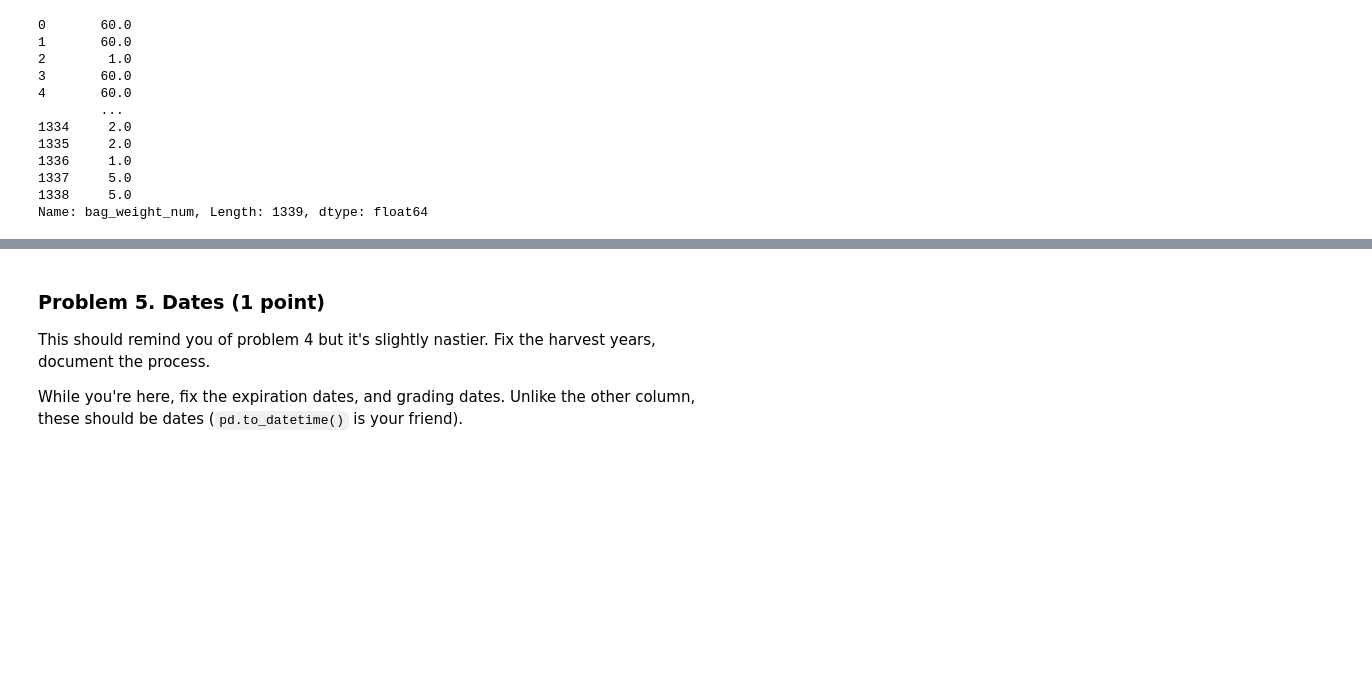
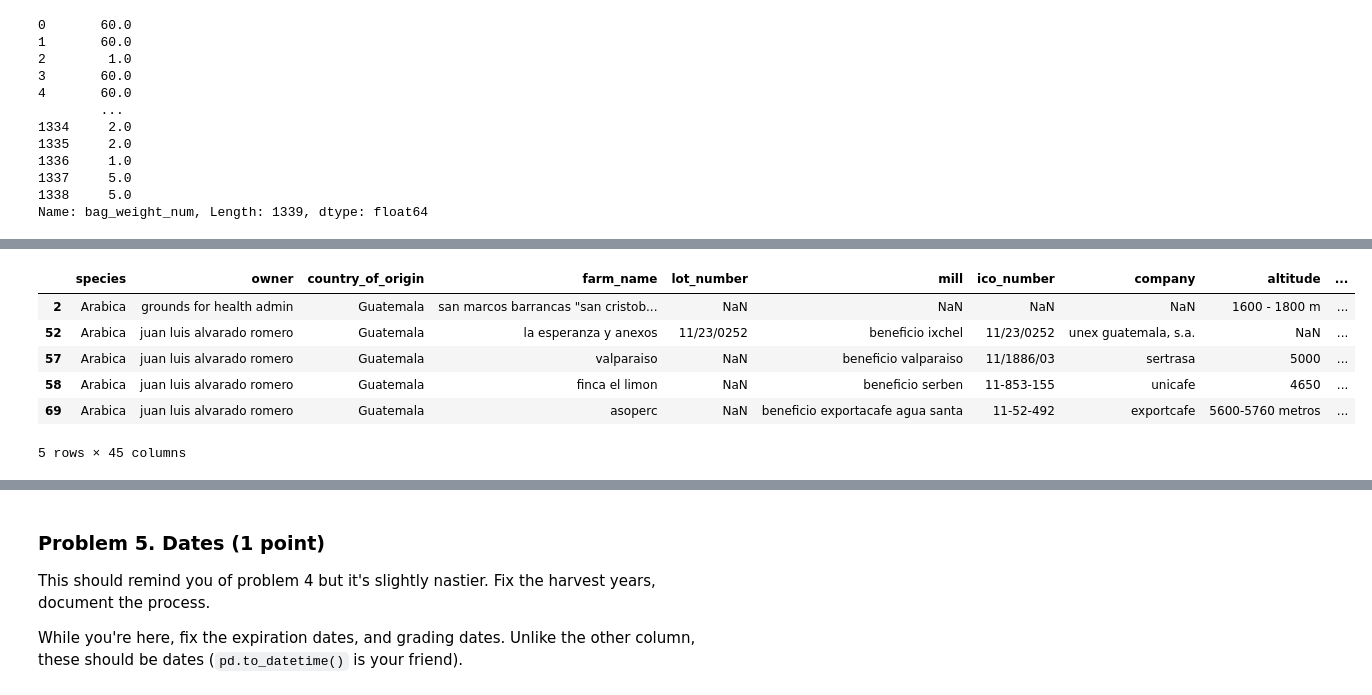
Before and after one commit to i11g/Data-Tidying, a Jupyter notebook: Data Tidying and Cleaning Lab.ipynb, the cells around one changed output, grey strips where cells are left out. Drawn from its saved outputs; the diff is of its cells as text; code cells hidden in the pictures; blank space fills up the shorter version.

```diff
--- a/Data Tidying and Cleaning Lab.ipynb
+++ b/Data Tidying and Cleaning Lab.ipynb
@@ -209,0 +246,10 @@ coffe_index["bag_weight_unit"] =  coffe_index["bag_weight"].str.extract(r'\d+\.?
+# %%
+coffe_index[coffe_index["country_of_origin"] == "Guatemala"].head(5)
+# %% [output]
+|  | species | owner | country_of_origin | farm_name | lot_number | mill | ico_number | company | altitude | ... |
+| 2 | Arabica | grounds for health admin | Guatemala | san marcos barrancas "san cristob... | NaN | NaN | NaN | NaN | 1600 - 1800 m | ... |
+| 52 | Arabica | juan luis alvarado romero | Guatemala | la esperanza y anexos | 11/23/0252 | beneficio ixchel | 11/23/0252 | unex guatemala, s.a. | NaN | ... |
+| 57 | Arabica | juan luis alvarado romero | Guatemala | valparaiso | NaN | beneficio valparaiso | 11/1886/03 | sertrasa | 5000 | ... |
+| 58 | Arabica | juan luis alvarado romero | Guatemala | finca el limon | NaN | beneficio serben | 11-853-155 | unicafe | 4650 | ... |
+| 69 | Arabica | juan luis alvarado romero | Guatemala | asoperc | NaN | beneficio exportacafe agua santa | 11-52-492 | exportcafe | 5600-5760 metros | ... |
+5 rows × 45 columns
```
Also changed, not shown: parts of 50 cells of this notebook, 1 other file.
